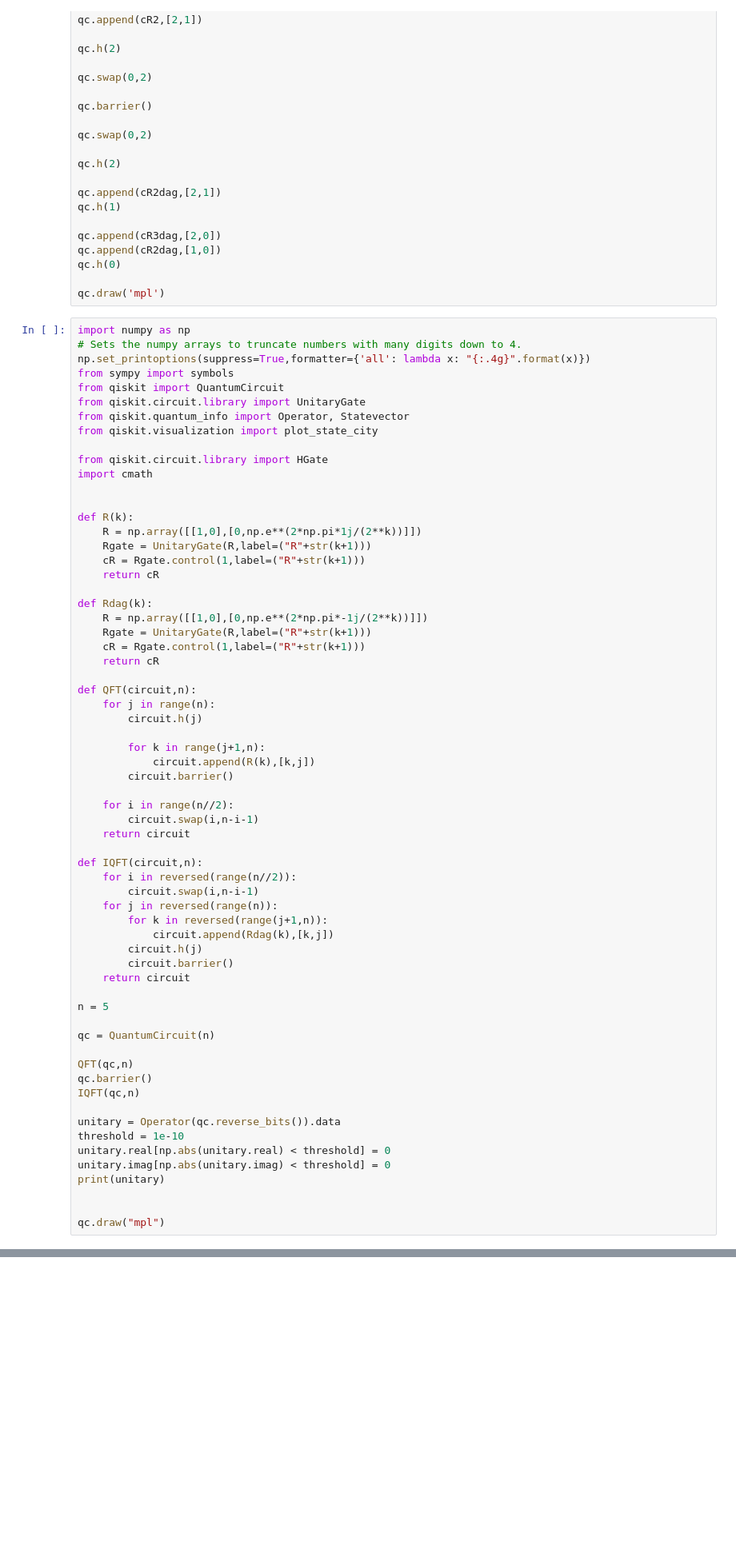
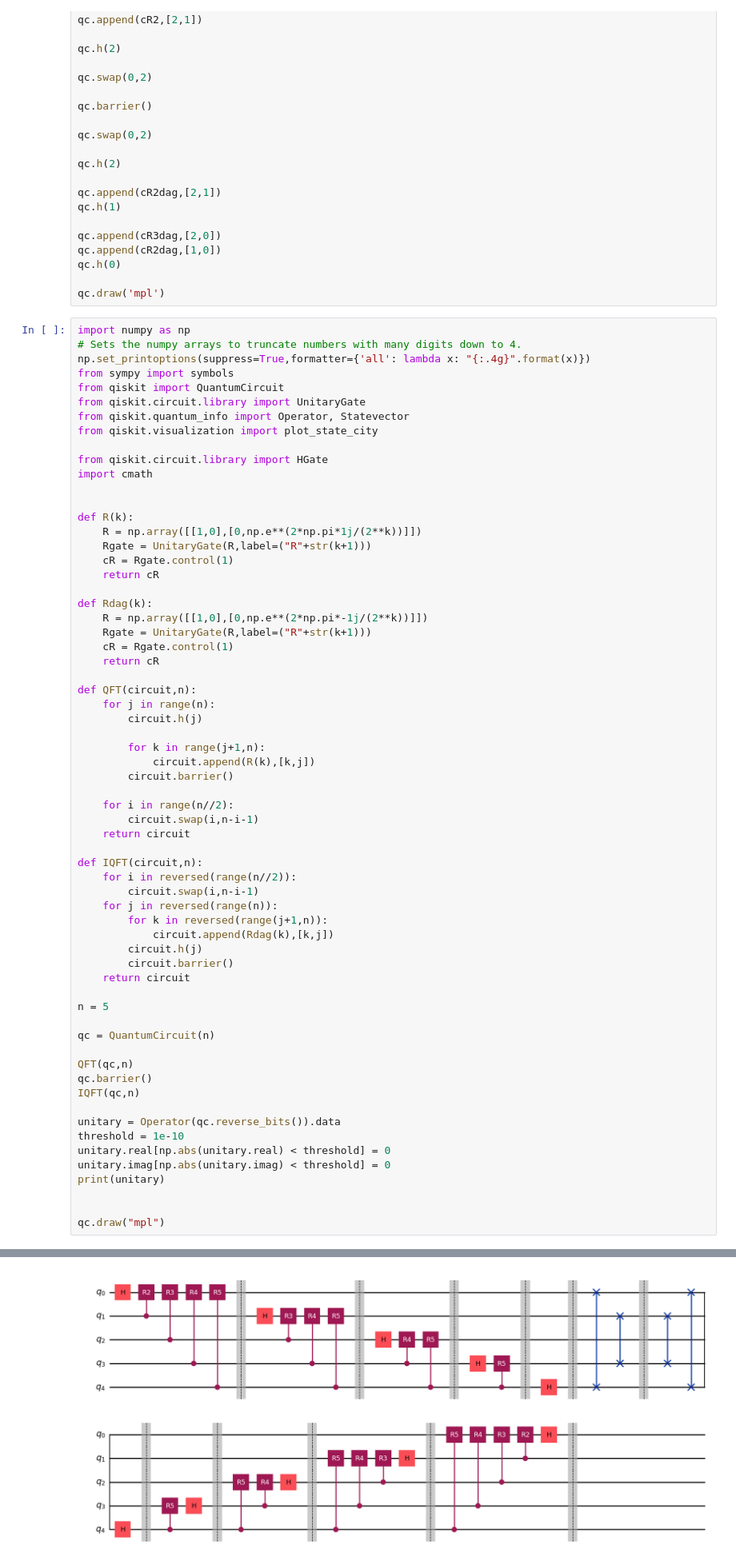
Before and after one commit to Academic-Student-Software-Club/quantum-computing, a Jupyter notebook: quantum-fourier-transform/4-HW6/4-2-HW6.ipynb, the cells around one changed output, grey strips where cells are left out. Shown: that part at 80% size. Cells and saved outputs as stored; diff of their text form; blank space fills up the shorter version.

```diff
--- a/quantum-fourier-transform/4-HW6/4-2-HW6.ipynb
+++ b/quantum-fourier-transform/4-HW6/4-2-HW6.ipynb
@@ -74,13 +74,13 @@ import cmath
 def R(k):
     R = np.array([[1,0],[0,np.e**(2*np.pi*1j/(2**k))]])
     Rgate = UnitaryGate(R,label=("R"+str(k+1)))
-    cR = Rgate.control(1,label=("R"+str(k+1)))
+    cR = Rgate.control(1)
     return cR
 
 def Rdag(k):
     R = np.array([[1,0],[0,np.e**(2*np.pi*-1j/(2**k))]])
     Rgate = UnitaryGate(R,label=("R"+str(k+1)))
-    cR = Rgate.control(1,label=("R"+str(k+1)))
+    cR = Rgate.control(1)
     return cR
 
 def QFT(circuit,n):
@@ -121,3 +121,4 @@ print(unitary)
 
 
 qc.draw("mpl")
+# %% [output]
@@ -123,0 +132 @@ qc.draw("mpl")
+[figure, added]
```
Also changed, not shown: parts of 1 cell of this notebook, 4 other files.
